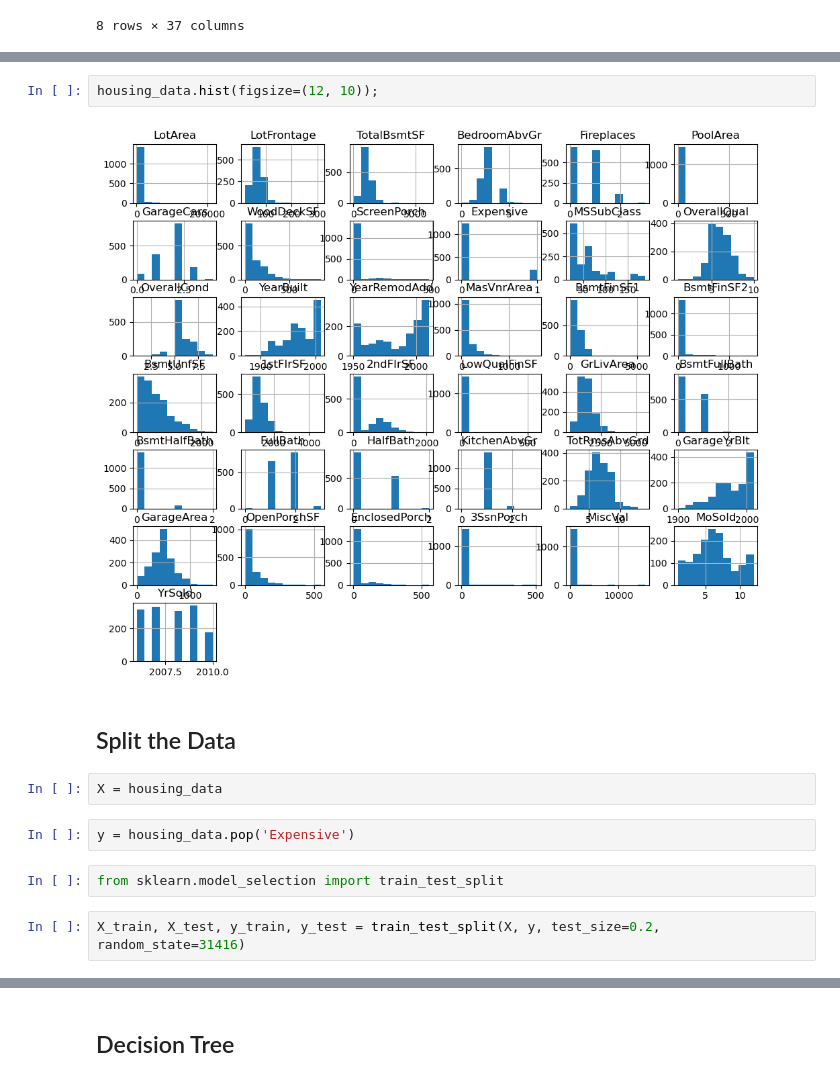
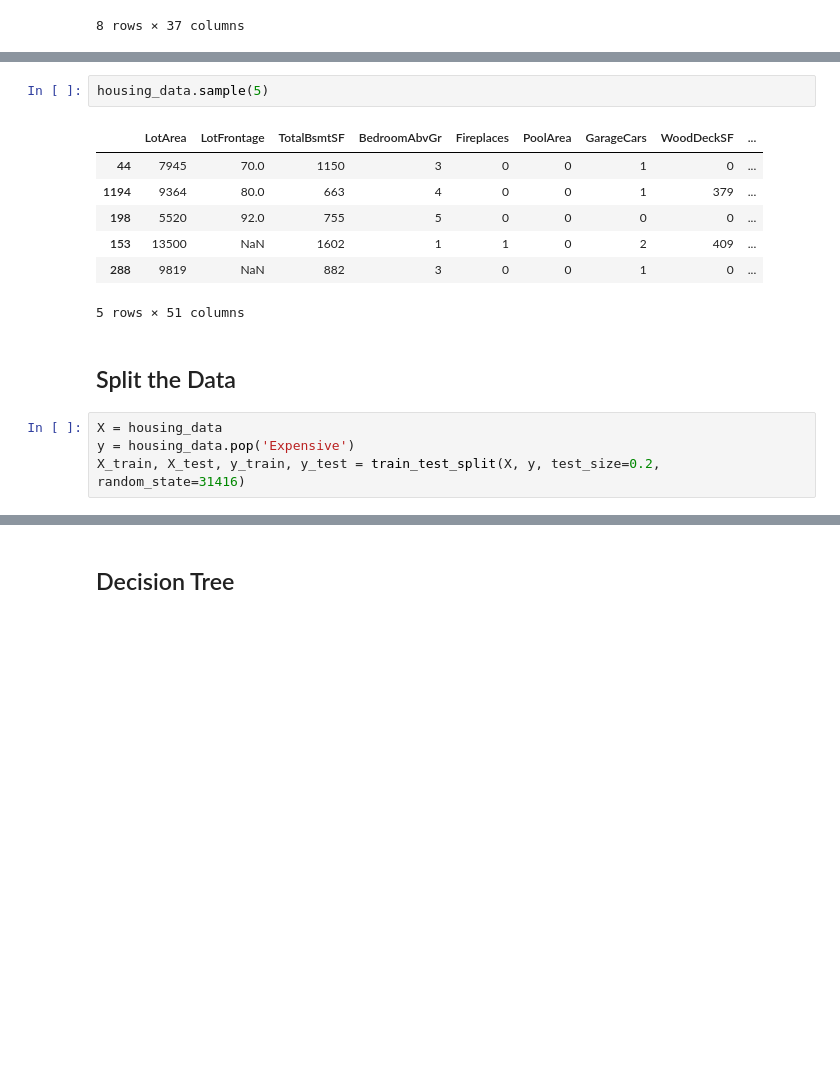
Before and after one commit to FindWhatYou/supervised_learning_project, a Jupyter notebook: 5_housing_data_iteration3_desigion_tree_ copy.ipynb, the cells around one changed output, grey strips where cells are left out. Drawn from its saved outputs; the diff is of its cells as text; blank space fills up the shorter version.

```diff
--- a/5_housing_data_iteration3_desigion_tree_ copy.ipynb
+++ b/5_housing_data_iteration3_desigion_tree_ copy.ipynb
@@ -97,14 +82,16 @@ memory usage: 581.8+ KB
-# %%
-housing_data.hist(figsize=(12, 10));
-# %% [output]
-[figure, removed]
+# %%
+housing_data.sample(5)
+# %% [output]
+|  | LotArea | LotFrontage | TotalBsmtSF | BedroomAbvGr | Fireplaces | PoolArea | GarageCars | WoodDeckSF | ... |
+| 44 | 7945 | 70.0 | 1150 | 3 | 0 | 0 | 1 | 0 | ... |
+| 1194 | 9364 | 80.0 | 663 | 4 | 0 | 0 | 1 | 379 | ... |
+| 198 | 5520 | 92.0 | 755 | 5 | 0 | 0 | 0 | 0 | ... |
+| 153 | 13500 | NaN | 1602 | 1 | 1 | 0 | 2 | 409 | ... |
+| 288 | 9819 | NaN | 882 | 3 | 0 | 0 | 1 | 0 | ... |
+5 rows × 51 columns
 # %% [markdown]
 ## Split the Data
-# %%
-X = housing_data
-# %%
-y = housing_data.pop('Expensive')
-# %%
-from sklearn.model_selection import train_test_split
 # %%
+X = housing_data
+y = housing_data.pop('Expensive')
 X_train, X_test, y_train, y_test = train_test_split(X, y, test_size=0.2, random_state=31416)
```
Also changed, not shown: parts of 7 cells of this notebook, 1 other file.
